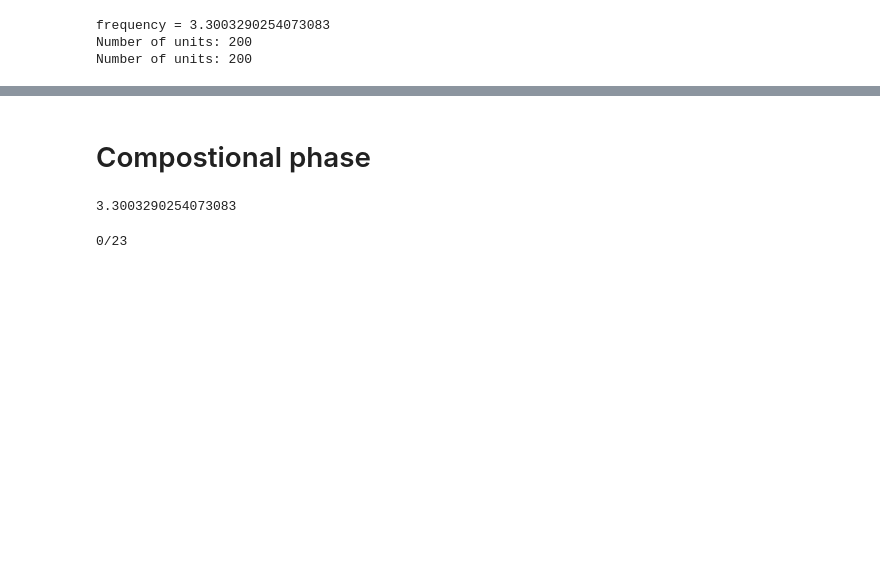
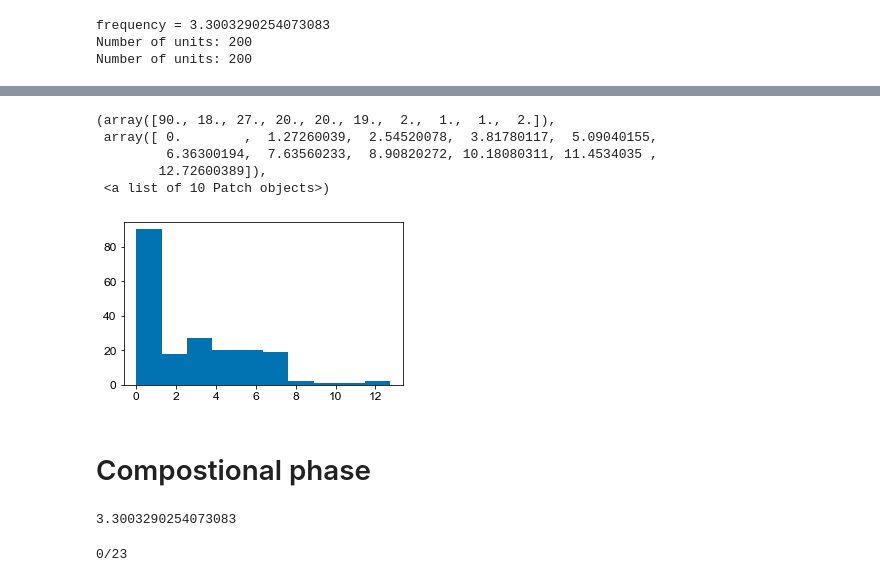
Before and after one commit to vdplasthijs/zf-rbm, a Jupyter notebook: figure_notebooks/fig_structure_dynamics.ipynb, the cells around one changed output, grey strips where cells are left out. Cells and saved outputs as stored; diff of their text form; code cells hidden in the pictures; blank space fills up the shorter version.

```diff
--- a/figure_notebooks/fig_structure_dynamics.ipynb
+++ b/figure_notebooks/fig_structure_dynamics.ipynb
@@ -430,3 +468,12 @@ Number of units: 200
+# %%
+plt.hist(median_period_duration)
+# %% [output]
+(array([90., 18., 27., 20., 20., 19.,  2.,  1.,  1.,  2.]),
+ array([ 0.        ,  1.27260039,  2.54520078,  3.81780117,  5.09040155,
+         6.36300194,  7.63560233,  8.90820272, 10.18080311, 11.4534035 ,
+        12.72600389]),
+ <a list of 10 Patch objects>)
+[figure, added]
 # %%
 # ## export dynamics
 # hfile_name = '/home/thijs/Google Drive/M_Internship/Data/spontaneous/hu_activity_20180912-Run01_timestamp2020-05-16-0844.h5'
```
Also changed, not shown: parts of 11 cells of this notebook, 2 other files.
